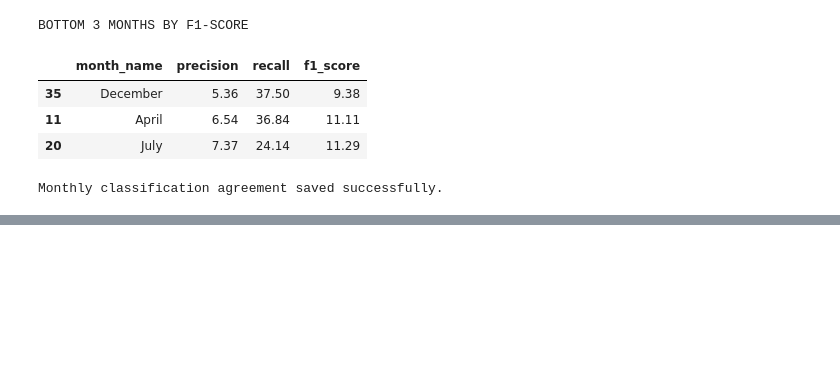
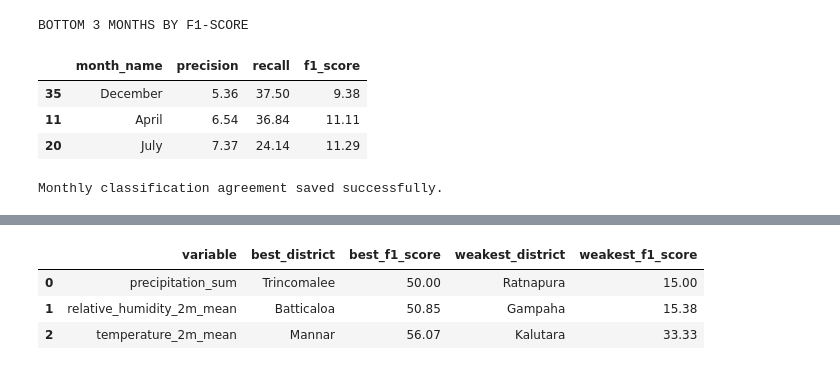
Before and after one commit to PHGNKavindya/RiskWeave, a Jupyter notebook: notebooks/18_ifs_anomaly_evaluation_analysis.ipynb, the cells around one changed output, grey strips where cells are left out. Drawn from its saved outputs; the diff is of its cells as text; code cells hidden in the pictures; blank space fills up the shorter version.

```diff
--- a/notebooks/18_ifs_anomaly_evaluation_analysis.ipynb
+++ b/notebooks/18_ifs_anomaly_evaluation_analysis.ipynb
@@ -1037,0 +1111,93 @@ Monthly classification agreement saved successfully.
+# %%
+# ==================================================
+# CELL 13: CONSOLIDATED EXPERIMENTAL SUMMARY
+# ==================================================
+
+print("=" * 70)
+print("CONSOLIDATED IFS ANOMALY EVALUATION SUMMARY")
+print("=" * 70)
+
+# --------------------------------------------------
+# 1. Overall metrics
+# --------------------------------------------------
+
+print("\n1. OVERALL CLASSIFICATION PERFORMANCE")
+
+display(
+    agreement_percentage.round(2)
+)
+
+# --------------------------------------------------
+# 2. Overall anomaly counts
+# --------------------------------------------------
+
+print("\n2. OVERALL ANOMALY COUNTS")
+
+display(comparison_df)
+
+# --------------------------------------------------
+# 3. Best and weakest district for each variable
+# --------------------------------------------------
+
+print("\n3. DISTRICT-LEVEL AGREEMENT")
+
+district_summary = (
+    district_f1.groupby("variable")
+    .apply(
+        lambda x: pd.Series({
+            "best_district": x.loc[x["f1_score"].idxmax(), "district"],
+            "best_f1_score": x["f1_score"].max(),
+            "weakest_district": x.loc[x["f1_score"].idxmin(), "district"],
+            "weakest_f1_score": x["f1_score"].min()
+        }),
+        include_groups=False
+    )
+    .reset_index()
+)
+
+display(district_summary.round(2))
+
+# --------------------------------------------------
+# 4. Best and weakest month for each variable
+# --------------------------------------------------
+
+print("\n4. MONTHLY AGREEMENT")
+
+monthly_summary = (
+    monthly_agreement.groupby("variable")
+    .apply(
+        lambda x: pd.Series({
+            "best_month": x.loc[x["f1_score"].idxmax(), "month_name"],
+            "best_f1_score": x["f1_score"].max(),
+            "weakest_month": x.loc[x["f1_score"].idxmin(), "month_name"],
+            "weakest_f1_score": x["f1_score"].min()
+        }),
+        include_groups=False
+    )
+    .reset_index()
+)
+
+display(monthly_summary.round(2))
+
+# --------------------------------------------------
+# 5. Save consolidated outputs
+# --------------------------------------------------
+
+district_summary.to_csv(
+    REPORT_DIR / "district_evaluation_summary.csv",
+    index=False
+)
+
+monthly_summary.to_csv(
+    REPORT_DIR / "monthly_evaluation_summary.csv",
+    index=False
+)
+
+agreement_percentage.to_csv(
+    REPORT_DIR / "ifs_evaluation_summary.csv",
+    index=False
+)
+
+print("\nConsolidated evaluation files saved successfully.")
+print("Report directory:", REPORT_DIR)
+# %% [output]
@@ -1037,0 +1219,4 @@ Monthly classification agreement saved successfully.
+|  | variable | best_district | best_f1_score | weakest_district | weakest_f1_score |
+| 0 | precipitation_sum | Trincomalee | 50.00 | Ratnapura | 15.00 |
+| 1 | relative_humidity_2m_mean | Batticaloa | 50.85 | Gampaha | 15.38 |
+| 2 | temperature_2m_mean | Mannar | 56.07 | Kalutara | 33.33 |
```
Also changed, not shown: parts of 2 cells of this notebook, 3 other files.
